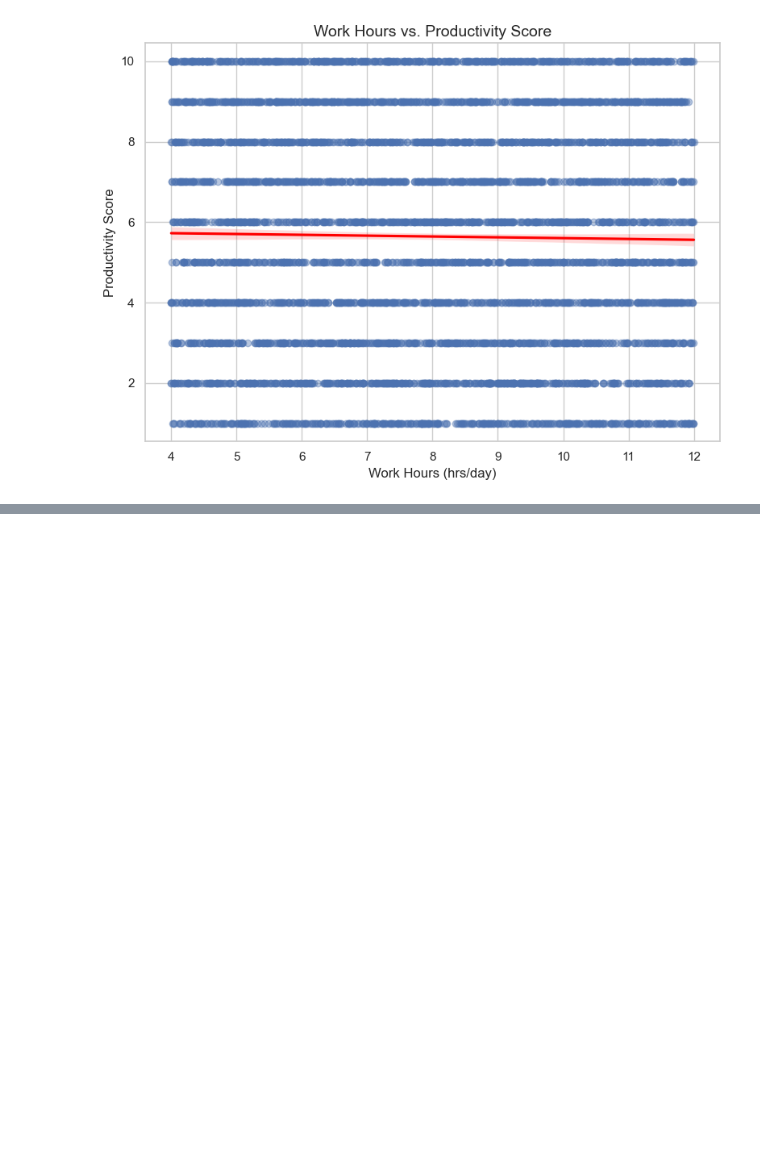
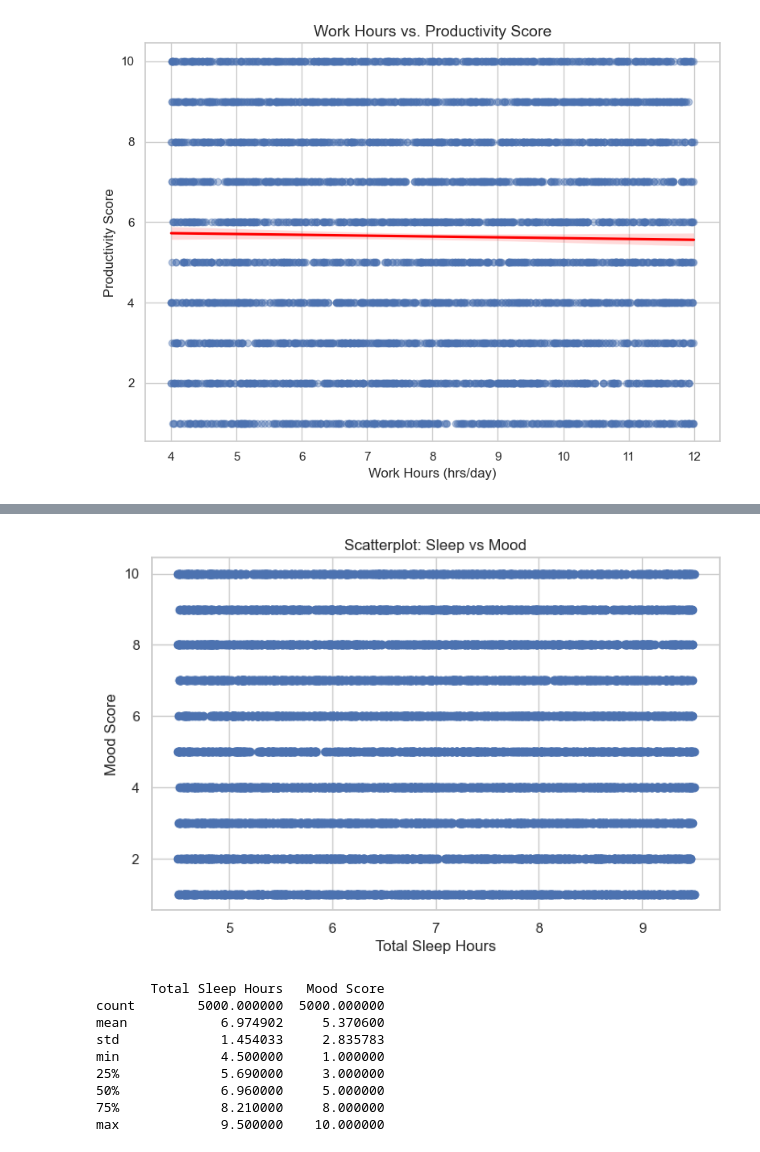
Before and after one commit to Sahil167863/I320DSleep_Project, a Jupyter notebook: SleepCycle_Productivity.ipynb, the cells around one changed output, grey strips where cells are left out. Drawn from its saved outputs; the diff is of its cells as text; code cells hidden in the pictures; blank space fills up the shorter version.

```diff
--- a/SleepCycle_Productivity.ipynb
+++ b/SleepCycle_Productivity.ipynb
@@ -182,0 +277,23 @@ Correlation between Work Hours and Productivity Score: -0.02
+# %%
+import matplotlib.pyplot as plt
+
+# Example: Total Sleep Hours vs Mood Score
+plt.scatter(data['Total Sleep Hours'], data['Mood Score'])
+plt.xlabel('Total Sleep Hours')
+plt.ylabel('Mood Score')
+plt.title('Scatterplot: Sleep vs Mood')
+plt.show()
+
+# Check for extreme values
+print(data[['Total Sleep Hours', 'Mood Score']].describe())
+# %% [output]
+[figure, added]
+       Total Sleep Hours   Mood Score
+count        5000.000000  5000.000000
+mean            6.974902     5.370600
+std             1.454033     2.835783
+min             4.500000     1.000000
+25%             5.690000     3.000000
+50%             6.960000     5.000000
+75%             8.210000     8.000000
+max             9.500000    10.000000
```
Also changed, not shown: parts of 16 cells of this notebook.
